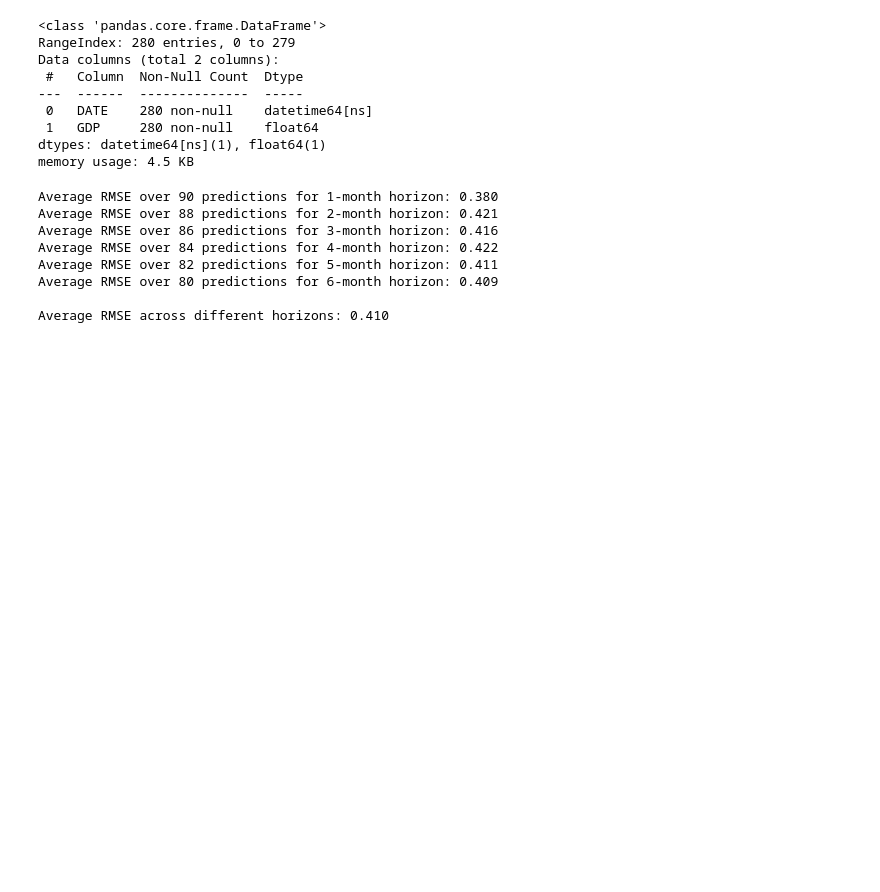
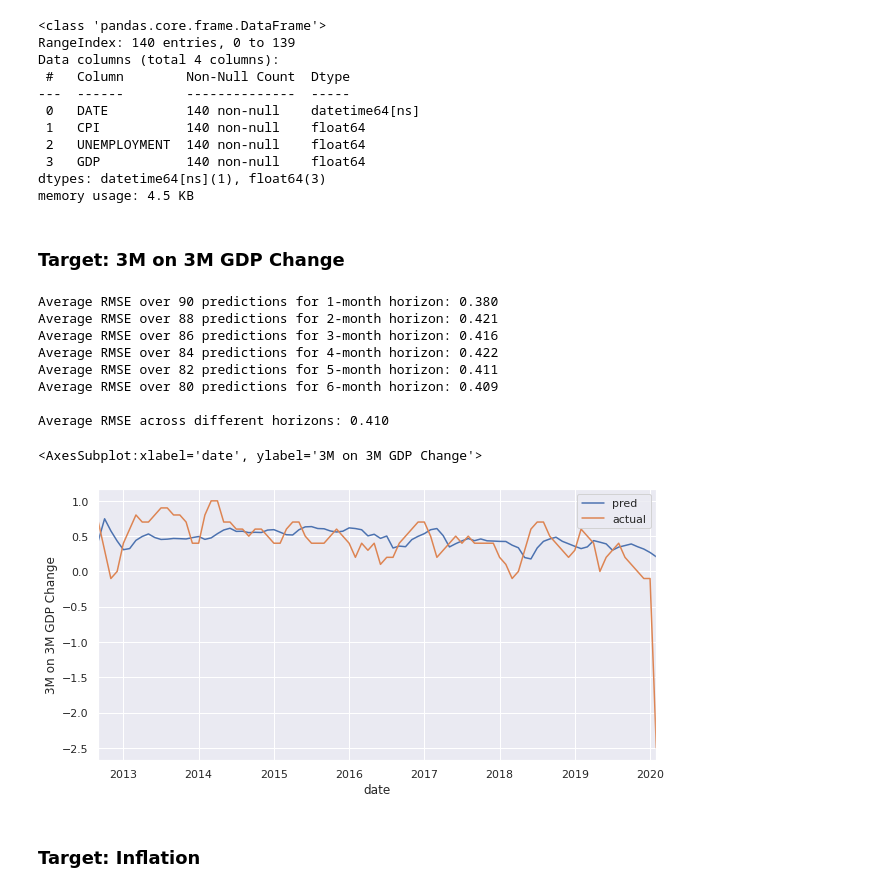
Before and after one commit to waijean/nlp_economics, a Jupyter notebook: gdp_forecast/baseline.ipynb, the cells around one changed output. Cells and saved outputs as stored; diff of their text form; code cells hidden in the pictures; blank space fills up the shorter version.

```diff
--- a/gdp_forecast/baseline.ipynb
+++ b/gdp_forecast/baseline.ipynb
@@ -24,0 +10,15 @@ gdp_df.head()
+# %%
+client = bigquery.Client()
+
+query="""
+-- join gdp, inflation, unemployment table
+select a.date as DATE, a.cpi as CPI, b.unemployment AS UNEMPLOYMENT, c.GDP from
+(select date, cpi from goldenfleece.final_task.target_cpi_all_items) a
+inner join (select date, unemployment from goldenfleece.final_task.target_unemployment) b
+on a.date = b.date
+inner join (select DATE, GDP from goldenfleece.final_task.monthly_gdp_lag) c
+on b.date = c.date
+order by a.date
+"""
+target_df = client.query(query).to_dataframe()
+target_df.head()
@@ -25,18 +32,22 @@ gdp_df.head()
 # %%
-gdp_df = gdp_df.astype({"DATE":"datetime64"})
-gdp_df.info()
+target_df = target_df.astype({"DATE":"datetime64"})
+target_df.info()
 # %% [output]
 <class 'pandas.core.frame.DataFrame'>
-RangeIndex: 280 entries, 0 to 279
-Data columns (total 2 columns):
- #   Column  Non-Null Count  Dtype
----  ------  --------------  -----
- 0   DATE    280 non-null    datetime64[ns]
- 1   GDP     280 non-null    float64
-dtypes: datetime64[ns](1), float64(1)
+RangeIndex: 140 entries, 0 to 139
+Data columns (total 4 columns):
+ #   Column        Non-Null Count  Dtype
+---  ------        --------------  -----
+ 0   DATE          140 non-null    datetime64[ns]
+ 1   CPI           140 non-null    float64
+ 2   UNEMPLOYMENT  140 non-null    float64
+ 3   GDP           140 non-null    float64
+dtypes: datetime64[ns](1), float64(3)
 memory usage: 4.5 KB
 # %%
 from cross_validate import cross_validate, build_design_matrix, evaluate_features
+# %% [markdown]
+### Target: 3M on 3M GDP Change
 # %%
 from sklearn.linear_model import LinearRegression
 
@@ -74,3 +85,12 @@ Average RMSE over 82 predictions for 5-month horizon: 0.411
 Average RMSE over 80 predictions for 6-month horizon: 0.409
 
 Average RMSE across different horizons: 0.410
+# %%
+# check 1-month horizon plot
+result_df = result_df_list[0]
+result_df[["pred", "actual", "date"]].set_index("date").plot(figsize=(10,5), ylabel="3M on 3M GDP Change")
+# %% [output]
+<AxesSubplot:xlabel='date', ylabel='3M on 3M GDP Change'>
+[figure, added]
+# %% [markdown]
+### Target: Inflation
```
Also changed, not shown: parts of 8 cells of this notebook, 1 other file.
